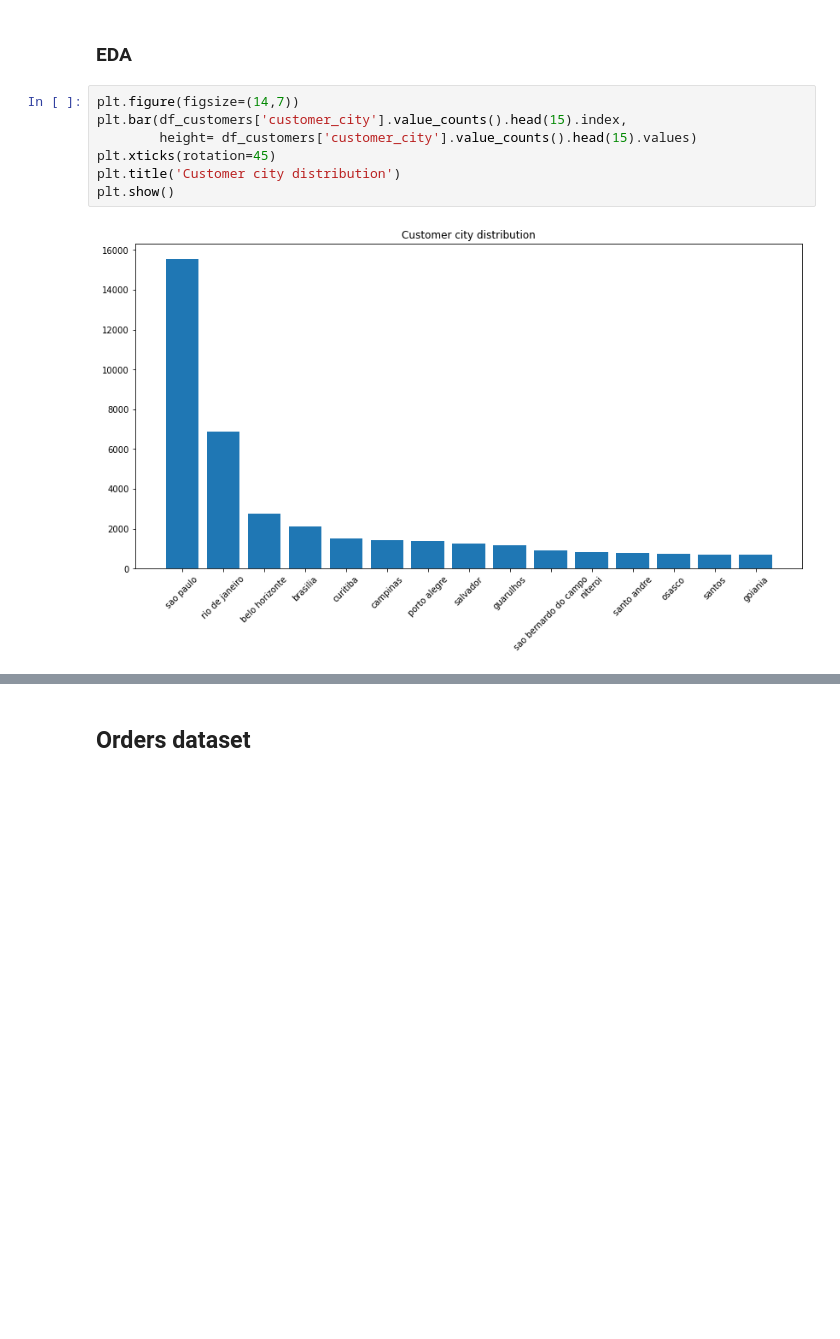
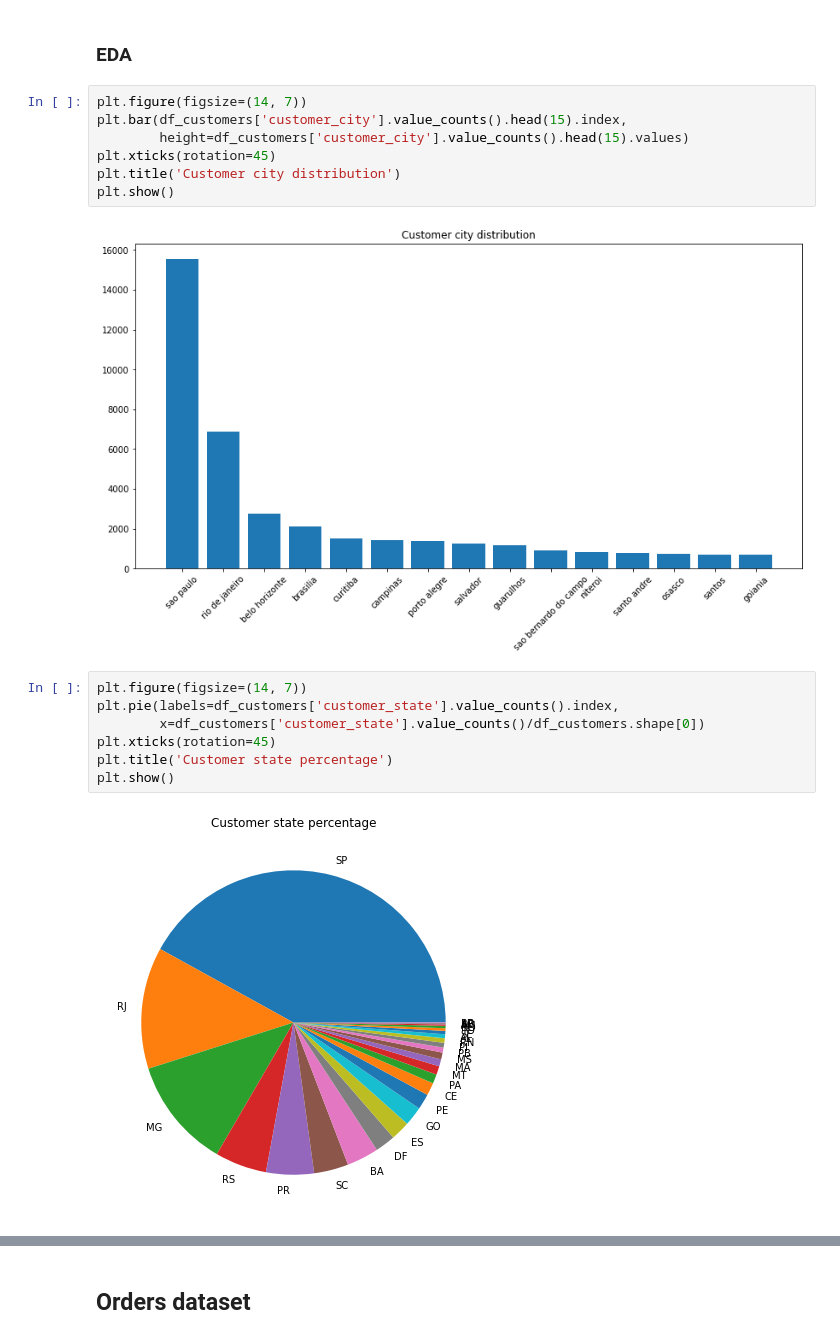
Before and after one commit to yhereng/OpenClassrooms, a Jupyter notebook: OC-P5/P5 - Segmentation Marketing - EDA.ipynb, the cells around one changed output, grey strips where cells are left out. Drawn from its saved outputs; the diff is of its cells as text; blank space fills up the shorter version.

```diff
--- a/OC-P5/P5 - Segmentation Marketing - EDA.ipynb
+++ b/OC-P5/P5 - Segmentation Marketing - EDA.ipynb
@@ -51,11 +52,20 @@ dtype: int64
 # %% [markdown]
 ### EDA
 # %%
-plt.figure(figsize=(14,7))
+plt.figure(figsize=(14, 7))
 plt.bar(df_customers['customer_city'].value_counts().head(15).index,
-        height= df_customers['customer_city'].value_counts().head(15).values)
+        height=df_customers['customer_city'].value_counts().head(15).values)
 plt.xticks(rotation=45)
 plt.title('Customer city distribution')
 plt.show()
 # %% [output]
 [figure]
+# %%
+plt.figure(figsize=(14, 7))
+plt.pie(labels=df_customers['customer_state'].value_counts().index,
+        x=df_customers['customer_state'].value_counts()/df_customers.shape[0])
+plt.xticks(rotation=45)
+plt.title('Customer state percentage')
+plt.show()
+# %% [output]
+[figure, added]
```
Also changed, not shown: parts of 51 cells of this notebook, 1 other file.
